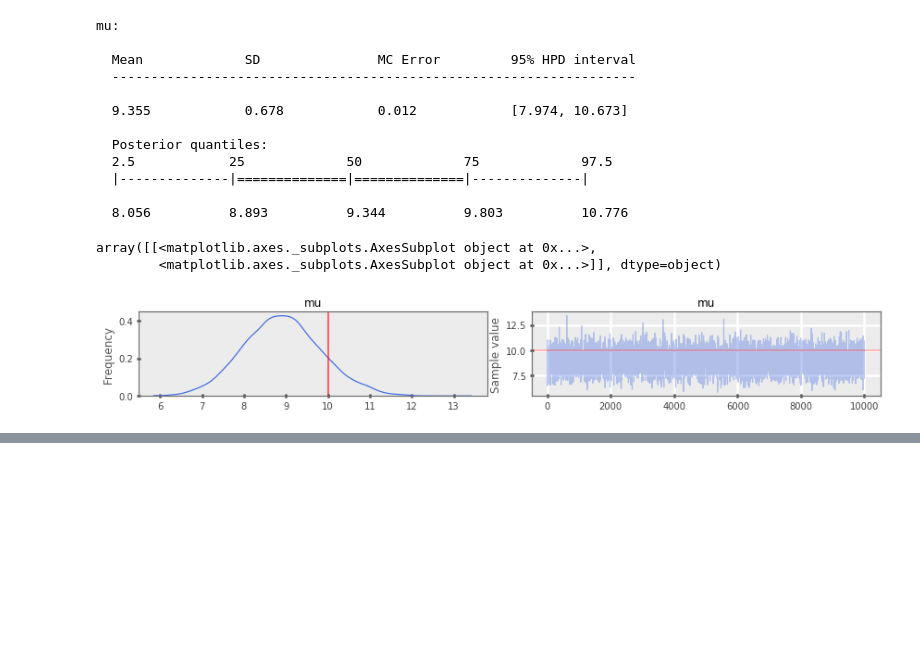
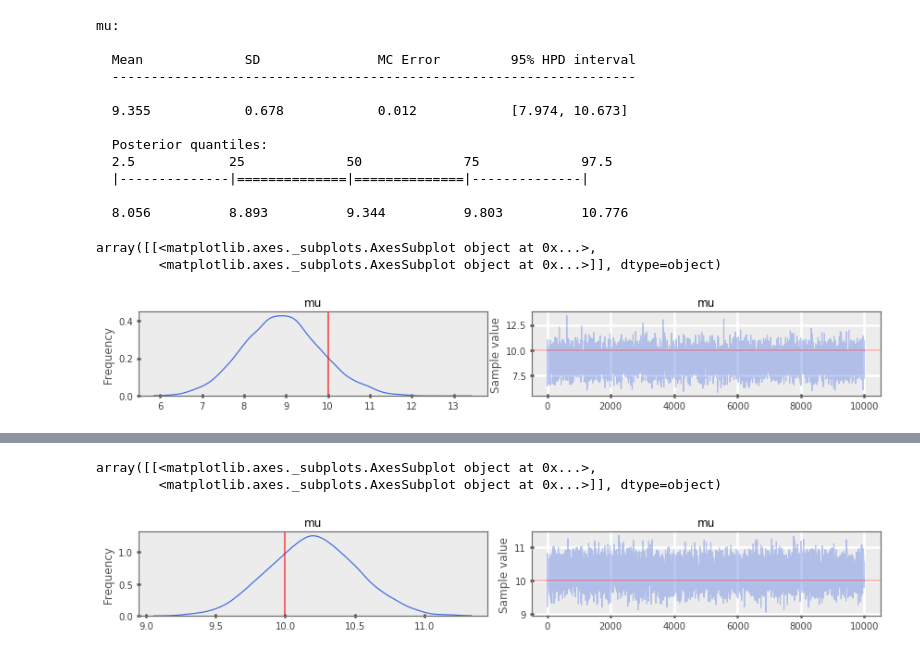
Before and after one commit to balarsen/pymc_learning, a Jupyter notebook: Counting/Counting multi detector.ipynb, the cells around one changed output, grey strips where cells are left out. Saved outputs shown, nothing was run; the diff lists cells and outputs as text; code cells hidden in the pictures; blank space fills up the shorter version.

```diff
--- a/Counting/Counting multi detector.ipynb
+++ b/Counting/Counting multi detector.ipynb
@@ -174,0 +257,27 @@ array([[<matplotlib.axes._subplots.AxesSubplot object at 0x...>,
+# %%
+with mc.Model() as model1:
+    mu = mc.Uniform('mu', 0, 1000)
+    det1 = mc.Poisson('d1', mu=mu, observed=d1[0:100])
+    #     det2 = mc.Poisson('d2', mu=mu, observed=d2[0:100])
+    start = mc.find_MAP()
+    trace = mc.sample(10000, start=start)
+
+
+def from_posterior(param, samples):
+    smin, smax = np.min(samples), np.max(samples)
+    width = smax - smin
+    x = np.linspace(smin, smax, 100)
+    y = stats.gaussian_kde(samples)(x)
+
+    # what was never sampled should have a small probability but not 0,
+    # so we'll extend the domain and use linear approximation of density on it
+    x = np.concatenate([[x[0] - 3 * width], x, [x[-1] + 3 * width]])
+    y = np.concatenate([[0], y, [0]])
+    return mc.Interpolated(param, x, y)
+
+
+with mc.Model() as model2:
+    mu2 = from_posterior('mu', trace['mu'])
+    det2 = mc.Poisson('d2', mu=mu2, observed=d2[0:100])
+    start = mc.find_MAP()
+    trace2 = mc.sample(10000, start=start)
@@ -174,0 +318,6 @@ array([[<matplotlib.axes._subplots.AxesSubplot object at 0x...>,
+# %%
+mc.traceplot(trace, lines={'mu':10})
+# %% [output]
+array([[<matplotlib.axes._subplots.AxesSubplot object at 0x...>,
+        <matplotlib.axes._subplots.AxesSubplot object at 0x...>]], dtype=object)
+[figure, added]
```
Also changed, not shown: parts of 11 cells of this notebook, 1 other file.
